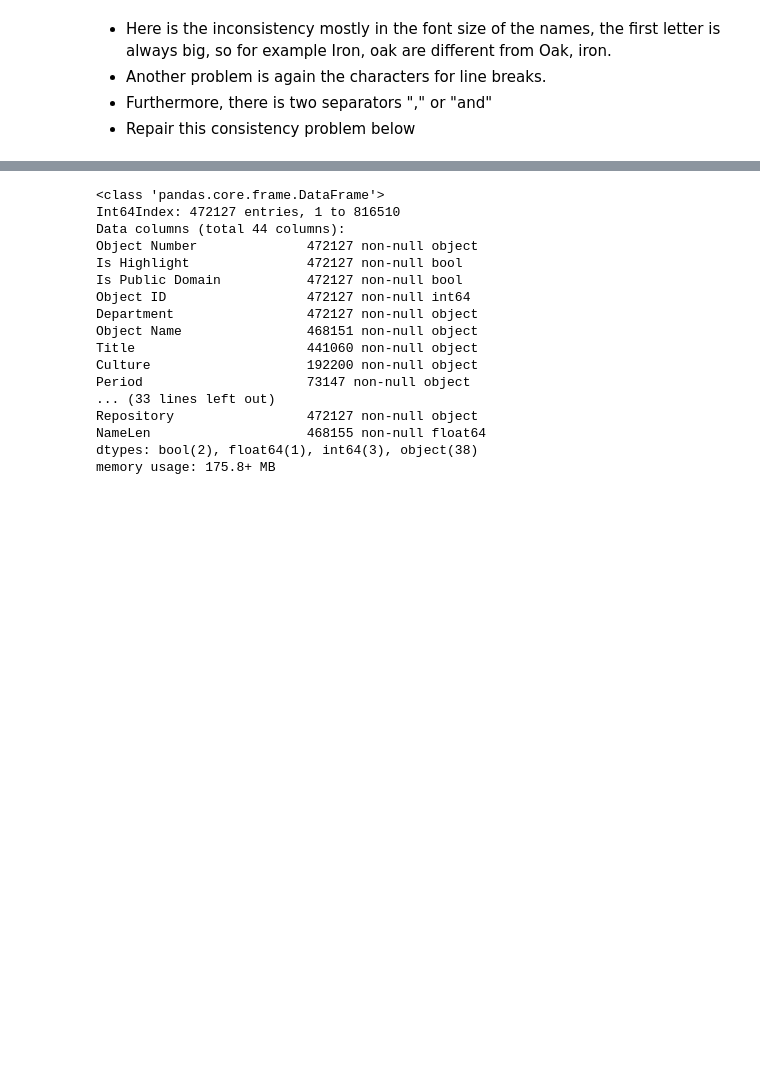
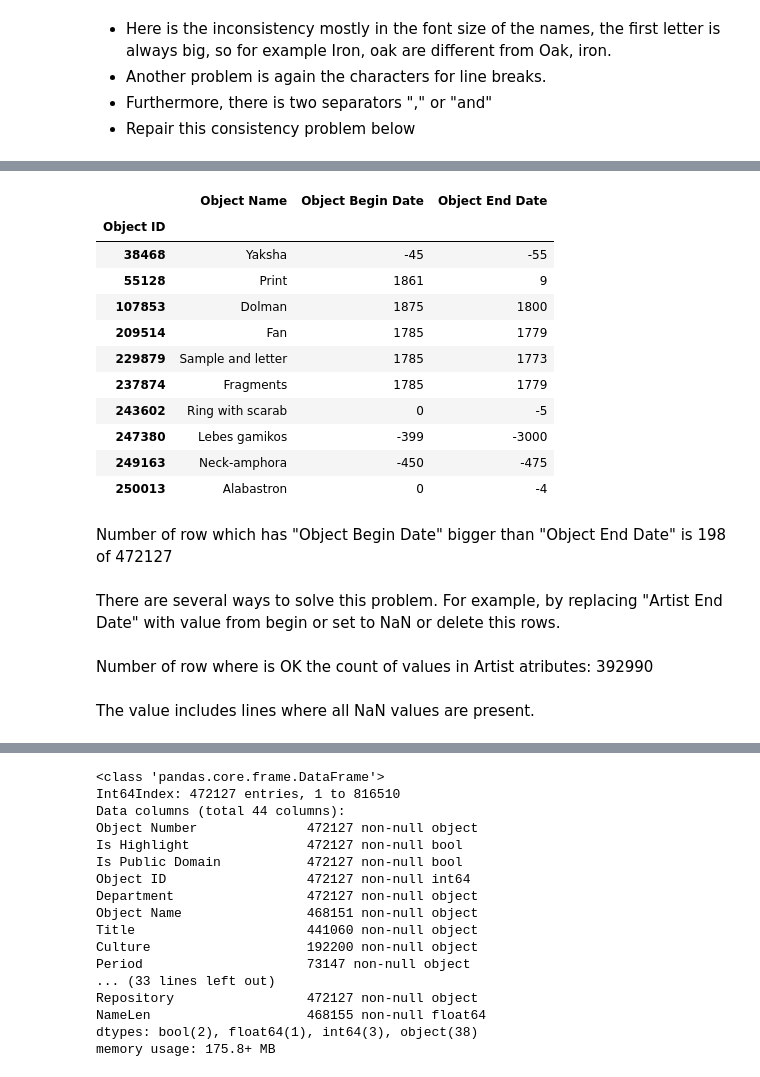
Before and after one commit to martilad/MI-PDD2018_tasks, a Jupyter notebook: 02/homework_02_B181.ipynb, the cells around one changed output, grey strips where cells are left out. Saved outputs shown, nothing was run; the diff lists cells and outputs as text; code cells hidden in the pictures; blank space fills up the shorter version.

```diff
--- a/02/homework_02_B181.ipynb
+++ b/02/homework_02_B181.ipynb
@@ -243,0 +249,37 @@ df['Medium'] = df['Medium'].str.replace(spaces, ' ').str.strip()
+# %%
+display((df[(df['Object Begin Date'] > df['Object End Date'])])[['Object Name',
+                                                                 'Object Begin Date', 'Object End Date']].head(10))
+
+number = (df[(df['Object Begin Date'] > df['Object End Date'])])[['Object Name',
+                                                                 'Object Begin Date', 'Object End Date']].shape[0]
+display(Markdown("Number of row which has \"Object Begin Date\"\
+                 bigger than \"Object End Date\" is " + str(number) + " of " + str(df.shape[0])))
+display(Markdown("There are several ways to solve this problem. \
+                 For example, by replacing \"Artist End Date\" with value from begin or set to NaN or delete this rows."))
+# %% [output]
+|  | Object Name | Object Begin Date | Object End Date |
+| Object ID |  |  |  |
+| 38468 | Yaksha | -45 | -55 |
+| 55128 | Print | 1861 | 9 |
+| 107853 | Dolman | 1875 | 1800 |
+| 209514 | Fan | 1785 | 1779 |
+| 229879 | Sample and letter | 1785 | 1773 |
+| 237874 | Fragments | 1785 | 1779 |
+| 243602 | Ring with scarab | 0 | -5 |
+| 247380 | Lebes gamikos | -399 | -3000 |
+| 249163 | Neck-amphora | -450 | -475 |
+| 250013 | Alabastron | 0 | -4 |
+Number of row which has "Object Begin Date"                 bigger than "Object End Date" is 198 of 472127
+There are several ways to solve this problem.                  For example, by replacing "Artist End Date" with value from begin or set to NaN or delete this rows.
+# %%
+x = lambda x: len(str(x).split("|")) if x is not np.nan else 0
+number = df[((df['Artist Role'].apply(x) == df['Artist Display Name'].apply(x)) &
+       (df['Artist Display Bio'].apply(x) == df['Artist Alpha Sort'].apply(x)) &
+       (df['Artist Begin Date'].apply(x) == df['Artist End Date'].apply(x)))].shape[0]
+
+display(Markdown("Number of row where is OK the count of values in Artist atributes: "
+                 + str(number)))
+display(Markdown("The value includes lines where all NaN values are present."))
+# %% [output]
+Number of row where is OK the count of values in Artist atributes: 392990
+The value includes lines where all NaN values are present.
```
Also changed, not shown: parts of 3 cells of this notebook.
